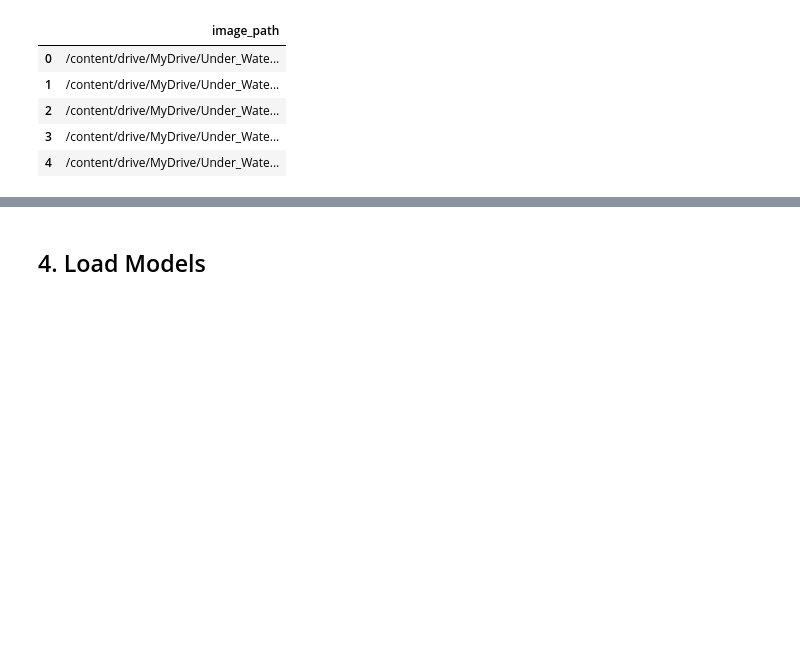
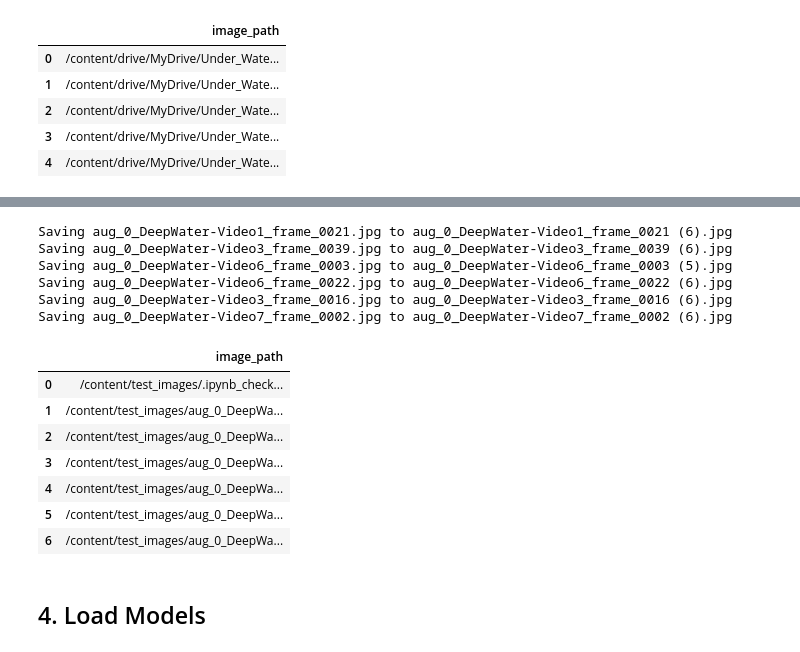
Before and after one commit to anthony-yt/deepwater-image-segmentation-classical-quantum, a Jupyter notebook: notebooks/3_uwsegformer_inference_test.ipynb, the cells around one changed output, grey strips where cells are left out. Drawn from its saved outputs; the diff is of its cells as text; code cells hidden in the pictures; blank space fills up the shorter version.

```diff
--- a/notebooks/3_uwsegformer_inference_test.ipynb
+++ b/notebooks/3_uwsegformer_inference_test.ipynb
@@ -224,13 +224,14 @@ pd.DataFrame({'image_path': [str(path) for path in test_images]})
 | 3 | /content/drive/MyDrive/Under_Wate... |
 | 4 | /content/drive/MyDrive/Under_Wate... |
 # %%
-# Optional fallback: upload exactly the 5 qualitative test images manually.
+# Optional fallback: upload exactly the 7 qualitative test images manually.
 # Run this only if the previous cell cannot find images in Drive.
-# from google.colab import files
-# uploaded = files.upload()
-# PROJECT_TEST_DIR = Path('/content/test_images')
-# PROJECT_TEST_DIR.mkdir(exist_ok=True)
-# for name, data in uploaded.items():
-#     (PROJECT_TEST_DIR / name).write_bytes(data)
-# test_images = sorted(PROJECT_TEST_DIR.iterdir())[:5]
-# pd.DataFrame({'image_path': [str(path) for path in test_images]})
+from google.colab import files
+uploaded = files.upload()
+PROJECT_TEST_DIR = Path('/content/test_images')
+PROJECT_TEST_DIR.mkdir(exist_ok=True)
+for name, data in uploaded.items():
+    (PROJECT_TEST_DIR / name).write_bytes(data)
+test_images = sorted(PROJECT_TEST_DIR.iterdir())[:7]
+pd.DataFrame({'image_path': [str(path) for path in test_images]})
+# %% [output]
@@ -237,3 +239,17 @@ pd.DataFrame({'image_path': [str(path) for path in test_images]})
+Saving aug_0_DeepWater-Video1_frame_0021.jpg to aug_0_DeepWater-Video1_frame_0021 (6).jpg
+Saving aug_0_DeepWater-Video3_frame_0039.jpg to aug_0_DeepWater-Video3_frame_0039 (6).jpg
+Saving aug_0_DeepWater-Video6_frame_0003.jpg to aug_0_DeepWater-Video6_frame_0003 (5).jpg
+Saving aug_0_DeepWater-Video6_frame_0022.jpg to aug_0_DeepWater-Video6_frame_0022 (6).jpg
+Saving aug_0_DeepWater-Video3_frame_0016.jpg to aug_0_DeepWater-Video3_frame_0016 (6).jpg
+Saving aug_0_DeepWater-Video7_frame_0002.jpg to aug_0_DeepWater-Video7_frame_0002 (6).jpg
+|  | image_path |
+| 0 | /content/test_images/.ipynb_check... |
+| 1 | /content/test_images/aug_0_DeepWa... |
+| 2 | /content/test_images/aug_0_DeepWa... |
+| 3 | /content/test_images/aug_0_DeepWa... |
+| 4 | /content/test_images/aug_0_DeepWa... |
+| 5 | /content/test_images/aug_0_DeepWa... |
+| 6 | /content/test_images/aug_0_DeepWa... |
 # %% [markdown]
 ## 4. Load Models
 # %%
```
Also changed, not shown: parts of 5 cells of this notebook.
